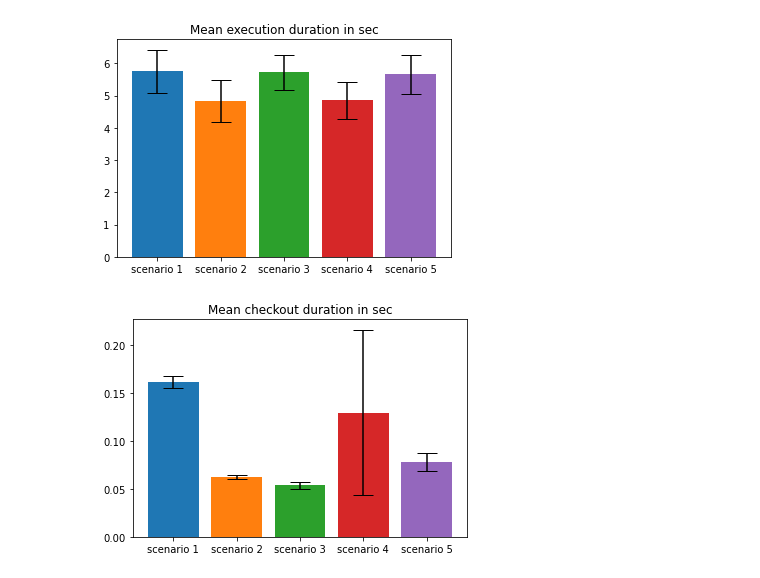
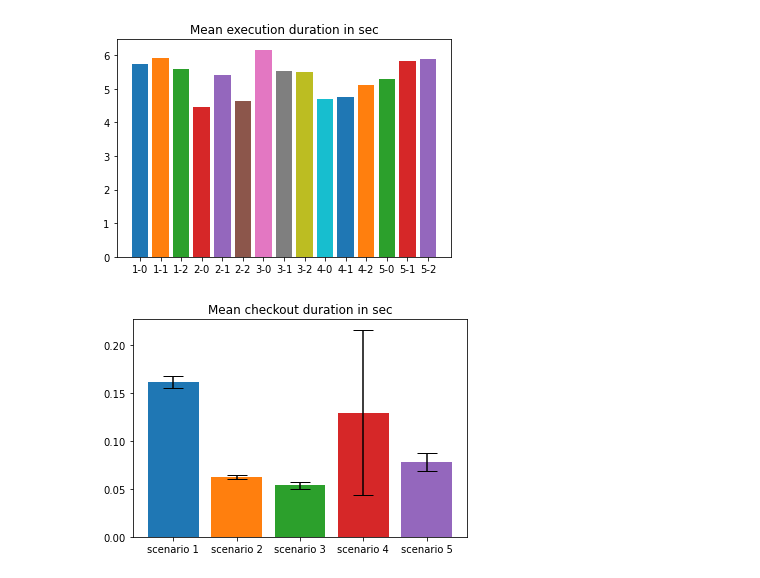
Before and after one commit to pzierahn/omnetpp_offload, a Jupyter notebook: evaluation/system-overhead-eval.ipynb, the cells around one changed output. Drawn from its saved outputs; the diff is of its cells as text; code cells hidden in the pictures.

```diff
--- a/evaluation/system-overhead-eval.ipynb
+++ b/evaluation/system-overhead-eval.ipynb
@@ -62,19 +62,21 @@ memory usage: 187.6+ KB
 # %%
 scenarios = dfr.scenario_id.unique()
 
 plt.title("Mean execution duration in sec")
 
 for scenario in scenarios:
-    execution_start = dfr.loc[(dfr.scenario_id == scenario) & (dfr.command == "Execution") & (dfr.step == 1)].sort_values(by=['match_id'])
-    execution_end   = dfr.loc[(dfr.scenario_id == scenario) & (dfr.command == "Execution") & (dfr.step == 2)].sort_values(by=['match_id'])
+    for trail in dfr.trail_id.unique():
+        execution_start = dfr.loc[(dfr.trail_id == trail) & (dfr.scenario_id == scenario) & (dfr.command == "Execution") & (dfr.step == 1)].sort_values(by=['match_id'])
+        execution_end   = dfr.loc[(dfr.trail_id == trail) & (dfr.scenario_id == scenario) & (dfr.command == "Execution") & (dfr.step == 2)].sort_values(by=['match_id'])
 
-    durations = pd.to_timedelta(execution_end.time_stamp.values - execution_start.time_stamp.values)
-    mean = durations.mean()
-    std = durations.std()
+        durations = pd.to_timedelta(execution_end.time_stamp.values - execution_start.time_stamp.values)
+        mean = durations.mean()
+        std = durations.std()
 
-    plt.bar(f"scenario {scenario}", mean.total_seconds(), yerr=std.total_seconds(), capsize=10)
+        #plt.bar(f"scenario {scenario} {trail}", mean.total_seconds(), yerr=std.total_seconds(), capsize=10)
+        plt.bar(f"{scenario}-{trail}", mean.total_seconds())
 # %% [output]
-[figure, old version]
+[figure, new version]
 # %%
 scenarios = dfr.scenario_id.unique()
 
```
Also changed, not shown: parts of 1 cell of this notebook, 2 other files.
